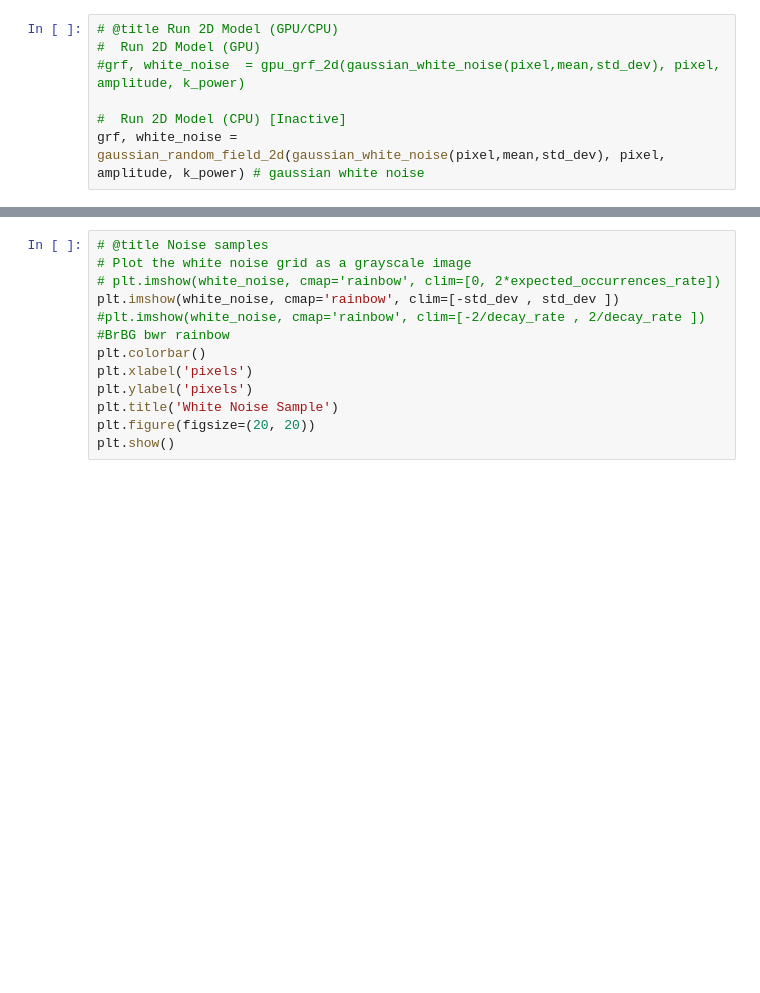
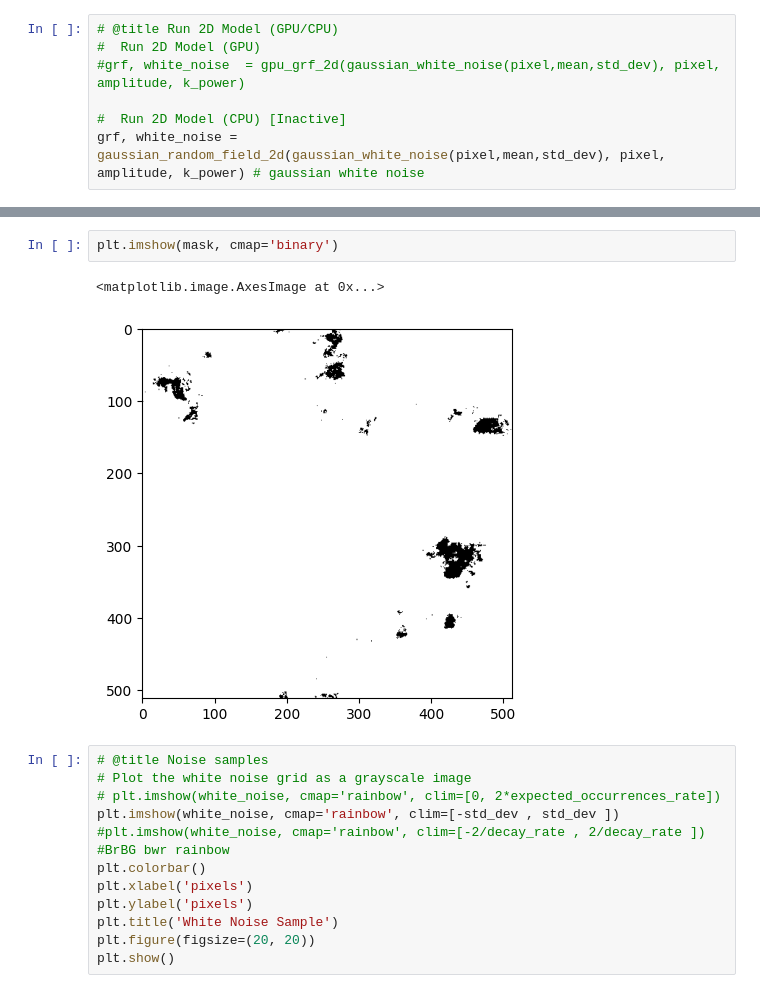
Before and after one commit to khchoi-physik/pbh_simulations, a Jupyter notebook: GRF_v2.ipynb, the cells around one changed output, grey strips where cells are left out. Drawn from its saved outputs; the diff is of its cells as text; blank space fills up the shorter version.

```diff
--- a/GRF_v2.ipynb
+++ b/GRF_v2.ipynb
@@ -407,3 +403,8 @@ cluster_distances(dbscan_cluster_data.labels_, position_array)
+# %%
+plt.imshow(mask, cmap='binary')
+# %% [output]
+<matplotlib.image.AxesImage at 0x...>
+[figure, added]
 # %%
 # @title Noise samples
 # Plot the white noise grid as a grayscale image
```
Also changed, not shown: parts of 4 cells of this notebook.
